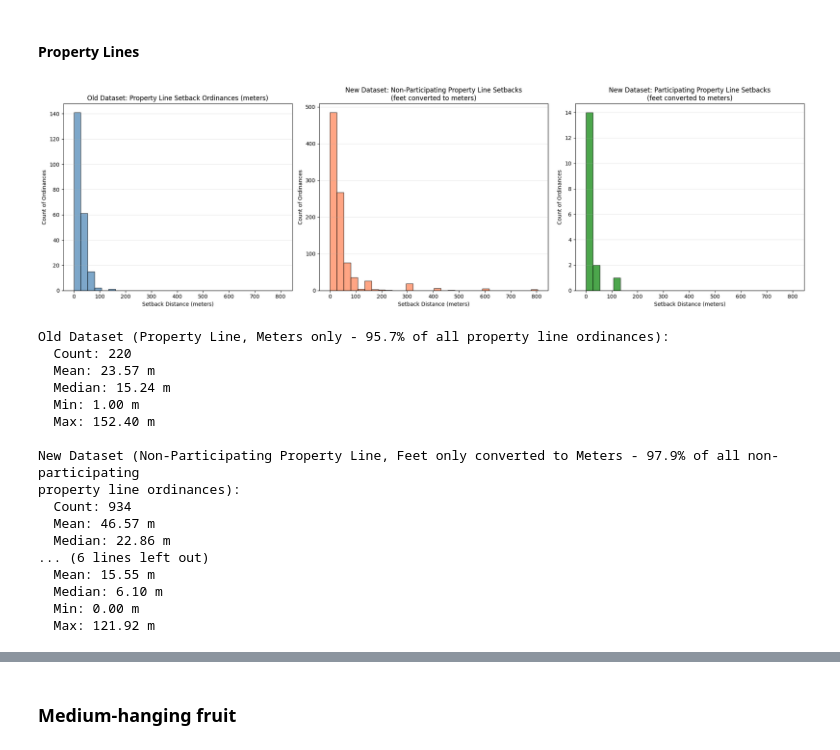
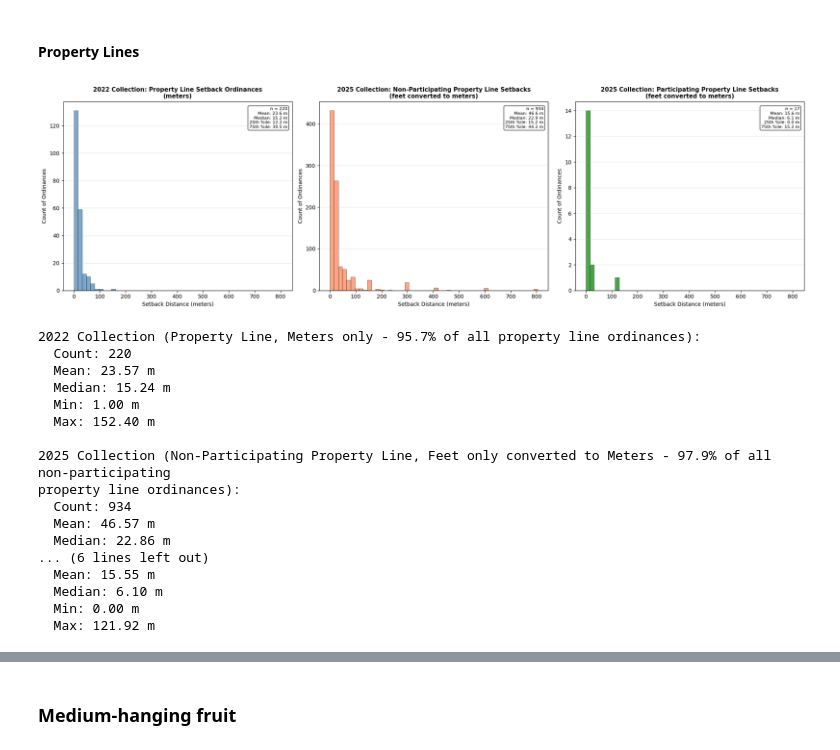
Before and after one commit to gabezuckerman/compass-integration-roadmap, a Jupyter notebook: compass_integration_roadmap_pv.ipynb, the cells around one changed output, grey strips where cells are left out. Cells and saved outputs as stored; diff of their text form; code cells hidden in the pictures.

```diff
--- a/compass_integration_roadmap_pv.ipynb
+++ b/compass_integration_roadmap_pv.ipynb
@@ -679,30 +749,63 @@ new_property_part_data = new_property_part_data[new_property_part_data['Units']
 new_property_part_values = pd.to_numeric(new_property_part_data['Value'], errors='coerce').dropna()
 new_property_part_values_meters = new_property_part_values * 0.3048  # Convert feet to meters
 
-# Determine common bin edges for aligned x-axes
+# Determine common bin edges for aligned x-axes with smaller bins for more detail
 all_property_values = pd.concat([old_property_values, new_property_nonpart_values_meters, new_property_part_values_meters])
-property_bins = np.histogram_bin_edges(all_property_values, bins=30)
+property_bins = np.histogram_bin_edges(all_property_values, bins=50)
 
 # Plot old ordinances
-ax1.hist(old_property_values, bins=property_bins, edgecolor='black', alpha=0.7, color='steelblue')
-ax1.set_xlabel('Setback Distance (meters)')
-ax1.set_ylabel('Count of Ordinances')
-ax1.set_title('Old Dataset: Property Line Setback Ordinances (meters)')
+ax1.hist(old_property_values, bins=property_bins, edgecolor='black', alpha=0.7, color='steelblue', linewidth=0.5)
+ax1.set_xlabel('Setback Distance (meters)', fontsize=10)
+ax1.set_ylabel('Count of Ordinances', fontsize=10)
+ax1.set_title('2022 Collection: Property Line Setback Ordinances\n(meters)', fontsize=11, fontweight='bold')
 ax1.grid(True, alpha=0.3, axis='y')
 
+# Add statistics text box for old dataset
+if len(old_property_values) > 0:
+    stats_text_old = (f'n = {len(old_property_values)}\n'
+                      f'Mean: {old_property_values.mean():.1f} m\n'
+                      f'Median: {old_property_values.median():.1f} m\n'
+                      f'25th %ile: {old_property_values.quantile(0.25):.1f} m\n'
+                      f'75th %ile: {old_property_values.quantile(0.75):.1f} m')
+    ax1.text(0.98, 0.97, stats_text_old, transform=ax1.transAxes,
+             fontsize=8, verticalalignment='top', horizontalalignment='right',
+             bbox=dict(boxstyle='round', facecolor='white', alpha=0.8))
+
 # Plot new ordinances - Non-Participating (converted to meters)
-ax2.hist(new_property_nonpart_values_meters, bins=property_bins, edgecolor='black', alpha=0.7, color='coral')
-ax2.set_xlabel('Setback Distance (meters)')
-ax2.set_ylabel('Count of Ordinances')
-ax2.set_title('New Dataset: Non-Participating Property Line Setbacks\n(feet converted to meters)')
+ax2.hist(new_property_nonpart_values_meters, bins=property_bins, edgecolor='black', alpha=0.7, color='coral', linewidth=0.5)
+ax2.set_xlabel('Setback Distance (meters)', fontsize=10)
+ax2.set_ylabel('Count of Ordinances', fontsize=10)
+ax2.set_title('2025 Collection: Non-Participating Property Line Setbacks\n(feet converted to meters)', fontsize=11, fontweight='bold')
 ax2.grid(True, alpha=0.3, axis='y')
 
+# Add statistics text box for non-participating
+if len(new_property_nonpart_values_meters) > 0:
+    stats_text_nonpart = (f'n = {len(new_property_nonpart_values_meters)}\n'
+                          f'Mean: {new_property_nonpart_values_meters.mean():.1f} m\n'
+                          f'Median: {new_property_nonpart_values_meters.median():.1f} m\n'
+                          f'25th %ile: {new_property_nonpart_values_meters.quantile(0.25):.1f} m\n'
+                          f'75th %ile: {new_property_nonpart_values_meters.quantile(0.75):.1f} m')
+    ax2.text(0.98, 0.97, stats_text_nonpart, transform=ax2.transAxes,
+             fontsize=8, verticalalignment='top', horizontalalignment='right',
+             bbox=dict(boxstyle='round', facecolor='white', alpha=0.8))
+
 # Plot new ordinances - Participating (converted to meters)
-ax3.hist(new_property_part_values_meters, bins=property_bins, edgecolor='black', alpha=0.7, color='green')
-ax3.set_xlabel('Setback Distance (meters)')
-ax3.set_ylabel('Count of Ordinances')
-ax3.set_title('New Dataset: Participating Property Line Setbacks\n(feet converted to meters)')
+ax3.hist(new_property_part_values_meters, bins=property_bins, edgecolor='black', alpha=0.7, color='green', linewidth=0.5)
+ax3.set_xlabel('Setback Distance (meters)', fontsize=10)
+ax3.set_ylabel('Count of Ordinances', fontsize=10)
+ax3.set_title('2025 Collection: Participating Property Line Setbacks\n(feet converted to meters)', fontsize=11, fontweight='bold')
 ax3.grid(True, alpha=0.3, axis='y')
+
+# Add statistics text box for participating
+if len(new_property_part_values_meters) > 0:
+    stats_text_part = (f'n = {len(new_property_part_values_meters)}\n'
+                       f'Mean: {new_property_part_values_meters.mean():.1f} m\n'
+                       f'Median: {new_property_part_values_meters.median():.1f} m\n'
+                       f'25th %ile: {new_property_part_values_meters.quantile(0.25):.1f} m\n'
+                       f'75th %ile: {new_property_part_values_meters.quantile(0.75):.1f} m')
+    ax3.text(0.98, 0.97, stats_text_part, transform=ax3.transAxes,
+             fontsize=8, verticalalignment='top', horizontalalignment='right',
+             bbox=dict(boxstyle='round', facecolor='white', alpha=0.8))
 
 plt.tight_layout()
 plt.show()
@@ -720,45 +823,45 @@ new_property_nonpart_feet_pct = (new_property_nonpart_feet_count / new_property_
 # Calculate percentages for new dataset - Participating
 new_property_part_total = len(usable_ord[usable_ord['Feature'] == 'Property Line (Participating)'])
 new_property_part_feet_count = len(new_property_part_values_meters)
 new_property_part_feet_pct = (new_property_part_feet_count / new_property_part_total * 100) if new_property_part_total > 0 else 0
 
 # Print summary statistics
 property_stats_output = []
-property_stats_output.append(f"Old Dataset (Property Line, Meters only - {old_property_meters_pct:.1f}% of all property line ordinances):")
+property_stats_output.append(f"2022 Collection (Property Line, Meters only - {old_property_meters_pct:.1f}% of all property line ordinances):")
 property_stats_output.append(f"  Count: {len(old_property_values)}")
 if len(old_property_values) > 0:
     property_stats_output.append(f"  Mean: {old_property_values.mean():.2f} m")
     property_stats_output.append(f"  Median: {old_property_values.median():.2f} m")
     property_stats_output.append(f"  Min: {old_property_values.min():.2f} m")
     property_stats_output.append(f"  Max: {old_property_values.max():.2f} m")
 
-property_stats_output.append(f"\nNew Dataset (Non-Participating Property Line, Feet only converted to Meters - {new_property_nonpart_feet_pct:.1f}% of all non-participating property line ordinances):")
+property_stats_output.append(f"\n2025 Collection (Non-Participating Property Line, Feet only converted to Meters - {new_property_nonpart_feet_pct:.1f}% of all non-participating property line ordinances):")
 property_stats_output.append(f"  Count: {len(new_property_nonpart_values_meters)}")
 if len(new_property_nonpart_values_meters) > 0:
     property_stats_output.append(f"  Mean: {new_property_nonpart_values_meters.mean():.2f} m")
     property_stats_output.append(f"  Median: {new_property_nonpart_values_meters.median():.2f} m")
     property_stats_output.append(f"  Min: {new_property_nonpart_values_meters.min():.2f} m")
     property_stats_output.append(f"  Max: {new_property_nonpart_values_meters.max():.2f} m")
 
-property_stats_output.append(f"\nNew Dataset (Participating Property Line, Feet only converted to Meters - {new_property_part_feet_pct:.1f}% of all participating property line ordinances):")
+property_stats_output.append(f"\n2025 Collection (Participating Property Line, Feet only converted to Meters - {new_property_part_feet_pct:.1f}% of all participating property line ordinances):")
 property_stats_output.append(f"  Count: {len(new_property_part_values_meters)}")
 if len(new_property_part_values_meters) > 0:
     property_stats_output.append(f"  Mean: {new_property_part_values_meters.mean():.2f} m")
     property_stats_output.append(f"  Median: {new_property_part_values_meters.median():.2f} m")
     property_stats_output.append(f"  Min: {new_property_part_values_meters.min():.2f} m")
     property_stats_output.append(f"  Max: {new_property_part_values_meters.max():.2f} m")
 
 print("\n".join(property_stats_output))
 # %% [output]
-[figure, old version]
+[figure, new version]
-Old Dataset (Property Line, Meters only - 95.7% of all property line ordinances):
+2022 Collection (Property Line, Meters only - 95.7% of all property line ordinances):
   Count: 220
   Mean: 23.57 m
   Median: 15.24 m
   Min: 1.00 m
   Max: 152.40 m
 
-New Dataset (Non-Participating Property Line, Feet only converted to Meters - 97.9% of all non-participating
+2025 Collection (Non-Participating Property Line, Feet only converted to Meters - 97.9% of all non-participating
 property line ordinances):
   Count: 934
   Mean: 46.57 m
```
Also changed, not shown: parts of 7 cells of this notebook, 20 other files.
